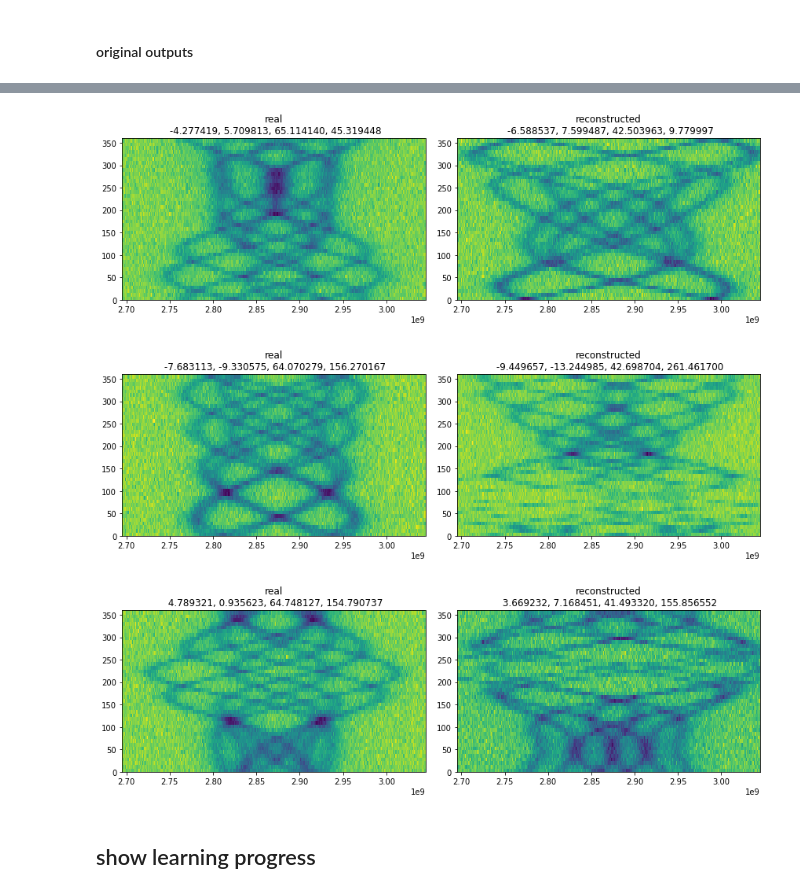
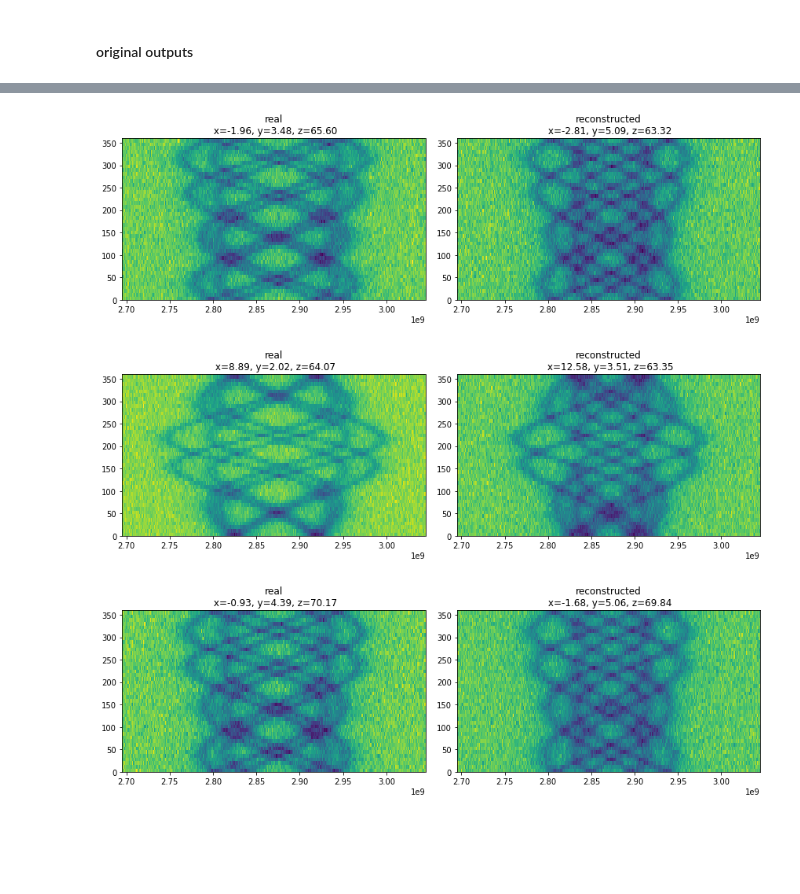
Before and after one commit to JanGieseler/pynvcenter, a Jupyter notebook: notebooks/CNN - reconstruct magnet position from esr spectra.ipynb, the cells around one changed output, grey strips where cells are left out. Saved outputs shown, nothing was run; the diff lists cells and outputs as text; code cells hidden in the pictures; blank space fills up the shorter version.

Commit message:
notebook  CNN: train neural network
 can not be run from top to bottom and important data and the notebook as .html are saved

```diff
--- a/notebooks/CNN - reconstruct magnet position from esr spectra.ipynb
+++ b/notebooks/CNN - reconstruct magnet position from esr spectra.ipynb
@@ -765,14 +639,20 @@ for i in range(n_plot):
 
 
     ax[0].pcolor(frequencies, angle, X_real[i])
-    ax[0].set_title('real\n {:f}, {:f}, {:f}, {:f}'.format(*Y_real[i]))
-    # get the parameters (default + the predicted)
-    param = magnet_parameters.copy()
-    param.update({k:v for k, v in zip(train_set['positions'].keys(), Y_pred_real[i])})
-#     plot_img=False
+    if Y_real.shape[1]==2:
+        ax[0].set_title('real\n x={:0.2f}, y={:0.2f}'.format(*Y_real[i]))
+    if Y_real.shape[1]==3:
+        ax[0].set_title('real\n x={:0.2f}, y={:0.2f}, z={:0.2f}'.format(*Y_real[i]))
+    elif Y_real.shape[1]==5:
+        ax[0].set_title('real\n x={:0.2f}, y={:0.2f}, z={:0.2f}, t={:0.2f}, p={:0.2f}'.format(*Y_real[i]))
     # and create the image
-    img = create_image(**param)
+    img = create_image(*Y_real[i, 0:2], **magnet_parameters)
     ax[1].pcolor(frequencies, angle, img)
-    ax[1].set_title('reconstructed\n {:f}, {:f}, {:f}, {:f}'.format(*Y_pred_real[i]))
+    if Y_real.shape[1]==2:
+        ax[1].set_title('reconstructed\n x={:0.2f}, y={:0.2f}'.format(*Y_pred_real[i]))
+    if Y_real.shape[1]==3:
+        ax[1].set_title('reconstructed\n x={:0.2f}, y={:0.2f}, z={:0.2f}'.format(*Y_pred_real[i]))
+    elif Y_real.shape[1]==5:
+        ax[1].set_title('reconstructed\n x={:0.2f}, y={:0.2f}, z={:0.2f}, t={:0.2f}, p={:0.2f}'.format(*Y_pred_real[i]))
     plt.tight_layout()
 # %% [output]
@@ -842,14 +723,24 @@ for i in range(n_plot):
 
 
     ax[0].pcolor(frequencies, angle, X_real[i])
-    ax[0].set_title('real\n {:f}, {:f}, {:f}, {:f}'.format(*Y_real[i]))
-    # get the parameters (default + the predicted)
-    param = magnet_parameters.copy()
-    param.update({k:v for k, v in zip(train_set['positions'].keys(), Y_pred_real[i])})
-#     plot_img=False
+
+    if Y_real.shape[1]==2:
+        ax[0].set_title('real\n x={:0.2f}, y={:0.2f}'.format(*Y_real[i]))
+    elif Y_real.shape[1]==3:
+        ax[0].set_title('real\n x={:0.2f}, y={:0.2f}, z={:0.2f}'.format(*Y_real[i]))
+    elif Y_real.shape[1]==5:
+        ax[0].set_title('real\n x={:0.2f}, y={:0.2f}, z={:0.2f}, t={:0.2f}, p={:0.2f}'.format(*Y_real[i]))
+
     # and create the image
-    img = create_image(**param)
+    img = create_image(*Y_pred_real[i, 0:2], **magnet_parameters)
     ax[1].pcolor(frequencies, angle, img)
-    ax[1].set_title('reconstructed\n {:f}, {:f}, {:f}, {:f}'.format(*Y_pred_real[i]))
+    if Y_real.shape[1]==2:
+        ax[1].set_title('reconstructed\n x={:0.2f}, y={:0.2f}'.format(*Y_pred_real[i]))
+    elif Y_real.shape[1]==3:
+        ax[1].set_title('reconstructed\n x={:0.2f}, y={:0.2f}, z={:0.2f}'.format(*Y_pred_real[i]))
+    elif Y_real.shape[1]==5:
+        ax[1].set_title('reconstructed\n x={:0.2f}, y={:0.2f}, z={:0.2f}, t={:0.2f}, p={:0.2f}'.format(*Y_pred_real[i]))
+
+
     plt.tight_layout()
 # %% [output]
@@ -856,5 +749,3 @@ for i in range(n_plot):
-[figure, old version]
+[figure, new version]
-[figure, old version]
+[figure, new version]
-[figure, old version]
+[figure, new version]
-# %% [markdown]
-## show learning progress
```
Also changed, not shown: parts of 94 cells of this notebook, 1 other file.
